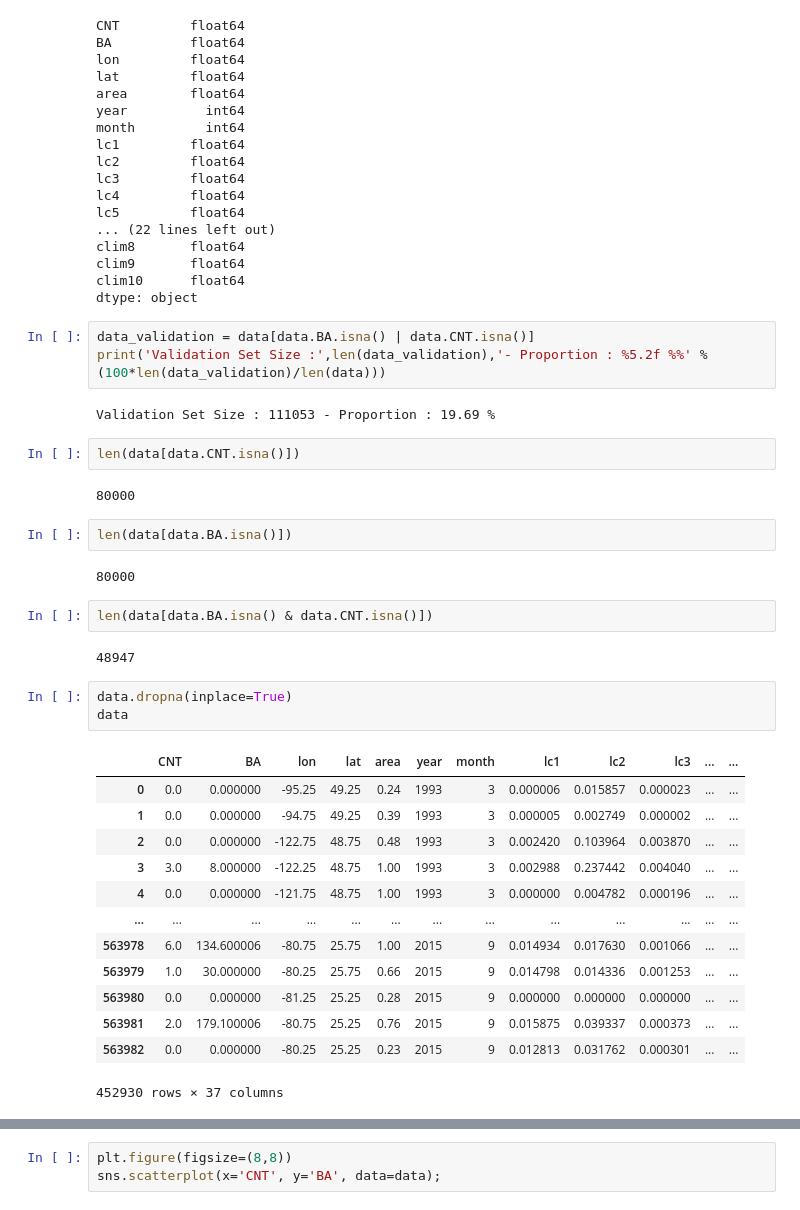
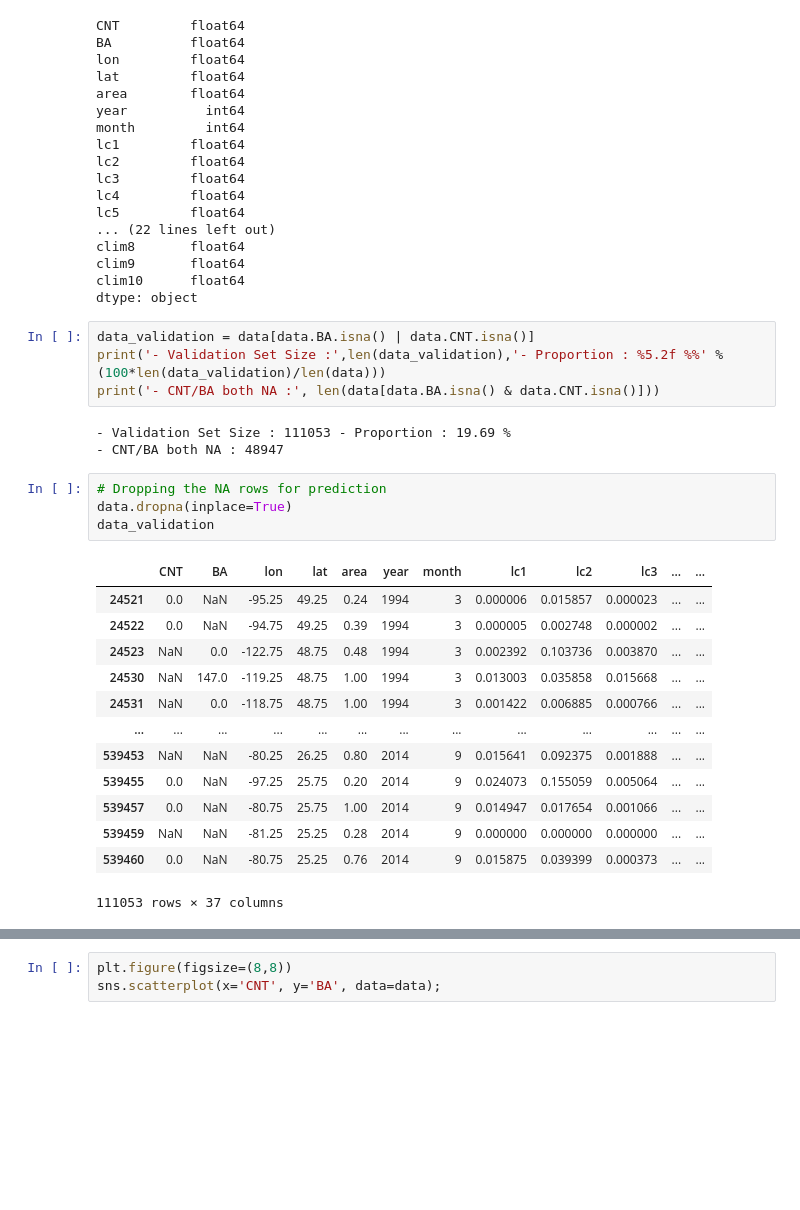
Before and after one commit to MegaCookies88/Data-Challenge-Wildfires, a Jupyter notebook: wildfires.ipynb, the cells around one changed output, grey strips where cells are left out. Drawn from its saved outputs; the diff is of its cells as text; blank space fills up the shorter version.

```diff
--- a/wildfires.ipynb
+++ b/wildfires.ipynb
@@ -47,35 +60,26 @@ clim10      float64
 dtype: object
 # %%
 data_validation = data[data.BA.isna() | data.CNT.isna()]
-print('Validation Set Size :',len(data_validation),'- Proportion : %5.2f %%' % (100*len(data_validation)/len(data)))
+print('- Validation Set Size :',len(data_validation),'- Proportion : %5.2f %%' % (100*len(data_validation)/len(data)))
+print('- CNT/BA both NA :', len(data[data.BA.isna() & data.CNT.isna()]))
 # %% [output]
-Validation Set Size : 111053 - Proportion : 19.69 %
+- Validation Set Size : 111053 - Proportion : 19.69 %
+- CNT/BA both NA : 48947
-# %%
-len(data[data.CNT.isna()])
-# %% [output]
-80000
-# %%
-len(data[data.BA.isna()])
-# %% [output]
-80000
-# %%
-len(data[data.BA.isna() & data.CNT.isna()])
-# %% [output]
-48947
-# %%
-data.dropna(inplace=True)
-data
-# %% [output]
-|  | CNT | BA | lon | lat | area | year | month | lc1 | lc2 | lc3 | ... | ... |
-| 0 | 0.0 | 0.000000 | -95.25 | 49.25 | 0.24 | 1993 | 3 | 0.000006 | 0.015857 | 0.000023 | ... | ... |
-| 1 | 0.0 | 0.000000 | -94.75 | 49.25 | 0.39 | 1993 | 3 | 0.000005 | 0.002749 | 0.000002 | ... | ... |
-| 2 | 0.0 | 0.000000 | -122.75 | 48.75 | 0.48 | 1993 | 3 | 0.002420 | 0.103964 | 0.003870 | ... | ... |
-| 3 | 3.0 | 8.000000 | -122.25 | 48.75 | 1.00 | 1993 | 3 | 0.002988 | 0.237442 | 0.004040 | ... | ... |
-| 4 | 0.0 | 0.000000 | -121.75 | 48.75 | 1.00 | 1993 | 3 | 0.000000 | 0.004782 | 0.000196 | ... | ... |
-| ... | ... | ... | ... | ... | ... | ... | ... | ... | ... | ... | ... | ... |
-| 563978 | 6.0 | 134.600006 | -80.75 | 25.75 | 1.00 | 2015 | 9 | 0.014934 | 0.017630 | 0.001066 | ... | ... |
-| 563979 | 1.0 | 30.000000 | -80.25 | 25.75 | 0.66 | 2015 | 9 | 0.014798 | 0.014336 | 0.001253 | ... | ... |
-| 563980 | 0.0 | 0.000000 | -81.25 | 25.25 | 0.28 | 2015 | 9 | 0.000000 | 0.000000 | 0.000000 | ... | ... |
-| 563981 | 2.0 | 179.100006 | -80.75 | 25.25 | 0.76 | 2015 | 9 | 0.015875 | 0.039337 | 0.000373 | ... | ... |
-| 563982 | 0.0 | 0.000000 | -80.25 | 25.25 | 0.23 | 2015 | 9 | 0.012813 | 0.031762 | 0.000301 | ... | ... |
-452930 rows × 37 columns
+# %%
+# Dropping the NA rows for prediction
+data.dropna(inplace=True)
+data_validation
+# %% [output]
+|  | CNT | BA | lon | lat | area | year | month | lc1 | lc2 | lc3 | ... | ... |
+| 24521 | 0.0 | NaN | -95.25 | 49.25 | 0.24 | 1994 | 3 | 0.000006 | 0.015857 | 0.000023 | ... | ... |
+| 24522 | 0.0 | NaN | -94.75 | 49.25 | 0.39 | 1994 | 3 | 0.000005 | 0.002748 | 0.000002 | ... | ... |
+| 24523 | NaN | 0.0 | -122.75 | 48.75 | 0.48 | 1994 | 3 | 0.002392 | 0.103736 | 0.003870 | ... | ... |
+| 24530 | NaN | 147.0 | -119.25 | 48.75 | 1.00 | 1994 | 3 | 0.013003 | 0.035858 | 0.015668 | ... | ... |
+| 24531 | NaN | 0.0 | -118.75 | 48.75 | 1.00 | 1994 | 3 | 0.001422 | 0.006885 | 0.000766 | ... | ... |
+| ... | ... | ... | ... | ... | ... | ... | ... | ... | ... | ... | ... | ... |
+| 539453 | NaN | NaN | -80.25 | 26.25 | 0.80 | 2014 | 9 | 0.015641 | 0.092375 | 0.001888 | ... | ... |
+| 539455 | 0.0 | NaN | -97.25 | 25.75 | 0.20 | 2014 | 9 | 0.024073 | 0.155059 | 0.005064 | ... | ... |
+| 539457 | 0.0 | NaN | -80.75 | 25.75 | 1.00 | 2014 | 9 | 0.014947 | 0.017654 | 0.001066 | ... | ... |
+| 539459 | NaN | NaN | -81.25 | 25.25 | 0.28 | 2014 | 9 | 0.000000 | 0.000000 | 0.000000 | ... | ... |
+| 539460 | 0.0 | NaN | -80.75 | 25.25 | 0.76 | 2014 | 9 | 0.015875 | 0.039399 | 0.000373 | ... | ... |
+111053 rows × 37 columns
```
Also changed, not shown: parts of 15 cells of this notebook.
